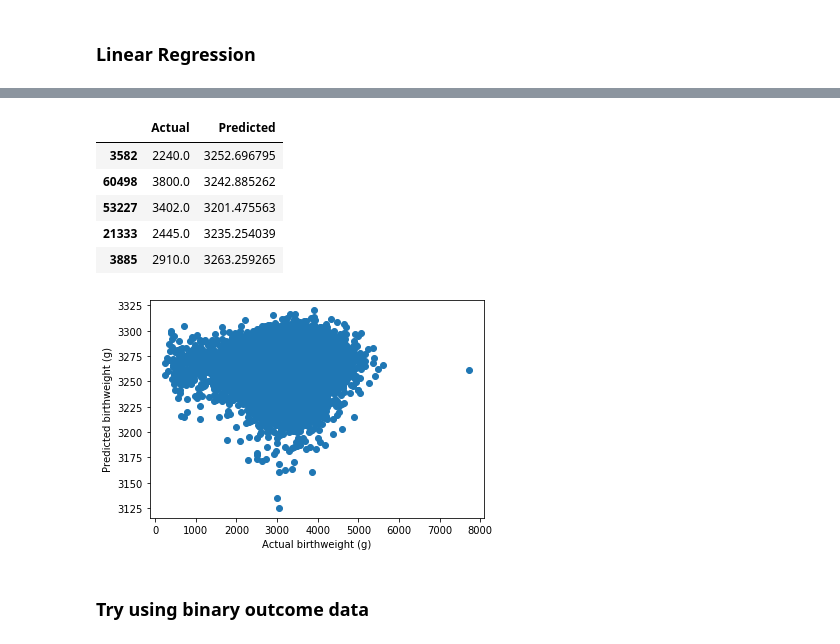
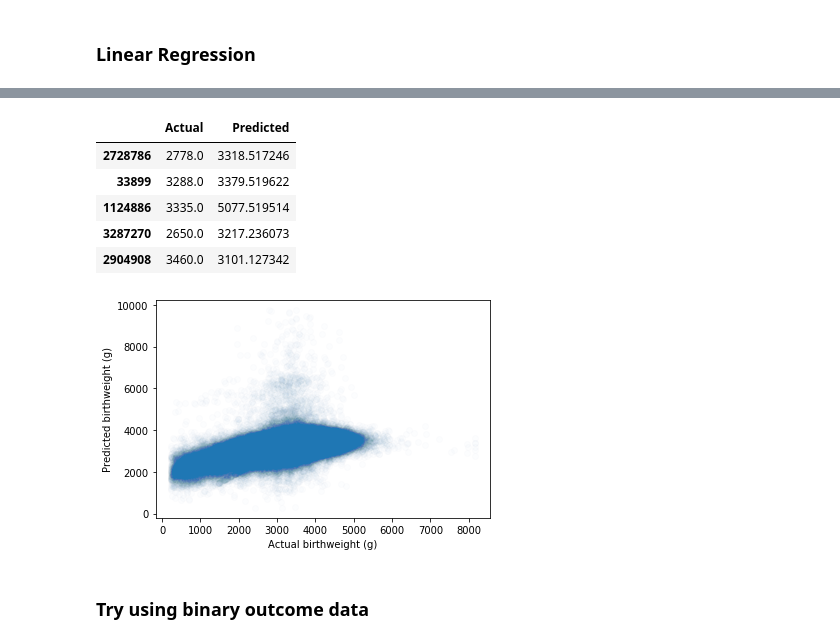
Before and after one commit to catrionamackay/Machine-Learning-Project, a Jupyter notebook: First_models.ipynb, the cells around one changed output, grey strips where cells are left out. Drawn from its saved outputs; the diff is of its cells as text; code cells hidden in the pictures.

```diff
--- a/First_models.ipynb
+++ b/First_models.ipynb
@@ -7,6 +7,6 @@ from sklearn.linear_model import LinearRegression
 from sklearn.model_selection import train_test_split
 # %%
 #df = pd.read_csv('Data/Processed_data.csv', index_col=[0])
-df = pd.read_csv('Data/Processed_data_full.csv', index_col=[0])
+df = pd.read_csv('Data/MICE_data.csv', index_col=[0])
 # %%
 #df.columns.get_loc('birthweight_g')
@@ -30,18 +60,18 @@ test_vs_pred = pd.DataFrame({'Actual': y_test, 'Predicted': y_pred})
 test_vs_pred.head()
 # %% [output]
 |  | Actual | Predicted |
-| 3582 | 2240.0 | 3252.696795 |
-| 60498 | 3800.0 | 3242.885262 |
-| 53227 | 3402.0 | 3201.475563 |
-| 21333 | 2445.0 | 3235.254039 |
-| 3885 | 2910.0 | 3263.259265 |
+| 2728786 | 2778.0 | 3318.517246 |
+| 33899 | 3288.0 | 3379.519622 |
+| 1124886 | 3335.0 | 5077.519514 |
+| 3287270 | 2650.0 | 3217.236073 |
+| 2904908 | 3460.0 | 3101.127342 |
 # %%
-plt.scatter(y_test, y_pred)
+plt.scatter(y_test, y_pred, alpha=0.01)
 plt.xlabel("Actual birthweight (g)")
 plt.ylabel("Predicted birthweight (g)")
 plt.show()
 # %% [output]
-[figure, old version]
+[figure, new version]
 # %%
 #PCA on train data to get components to retry linear regression?
 #scaler = StandardScaler()
```
Also changed, not shown: parts of 9 cells of this notebook, 5 other files.
